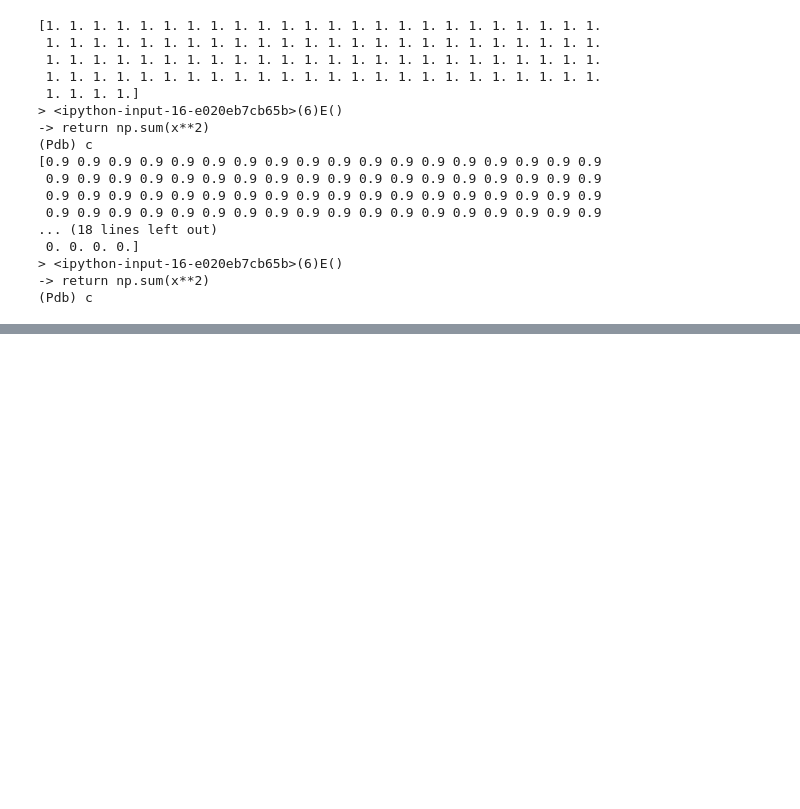
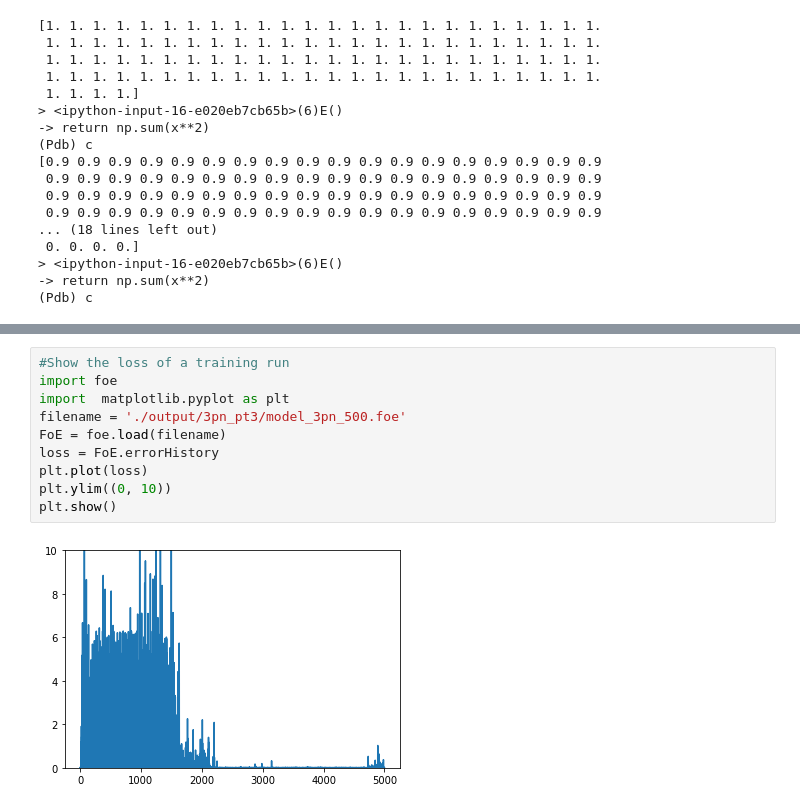
Before and after one commit to rvansoelen/mriDenoiser, a Jupyter notebook: tester.ipynb, the cells around one changed output, grey strips where cells are left out. Saved outputs shown, nothing was run; the diff lists cells and outputs as text; blank space fills up the shorter version.

```diff
--- a/tester.ipynb
+++ b/tester.ipynb
@@ -155,0 +207,12 @@ denoised, value, info = optimize.fmin_l_bfgs_b(E, guessImage, fprime=dE, disp=1)
+# %%
+#Show the loss of a training run
+import foe
+import  matplotlib.pyplot as plt
+filename = './output/3pn_pt3/model_3pn_500.foe'
+FoE = foe.load(filename)
+loss = FoE.errorHistory
+plt.plot(loss)
+plt.ylim((0, 10))
+plt.show()
+# %% [output]
+[figure, added]
```
Also changed, not shown: parts of 3 cells of this notebook, 5 other files.
